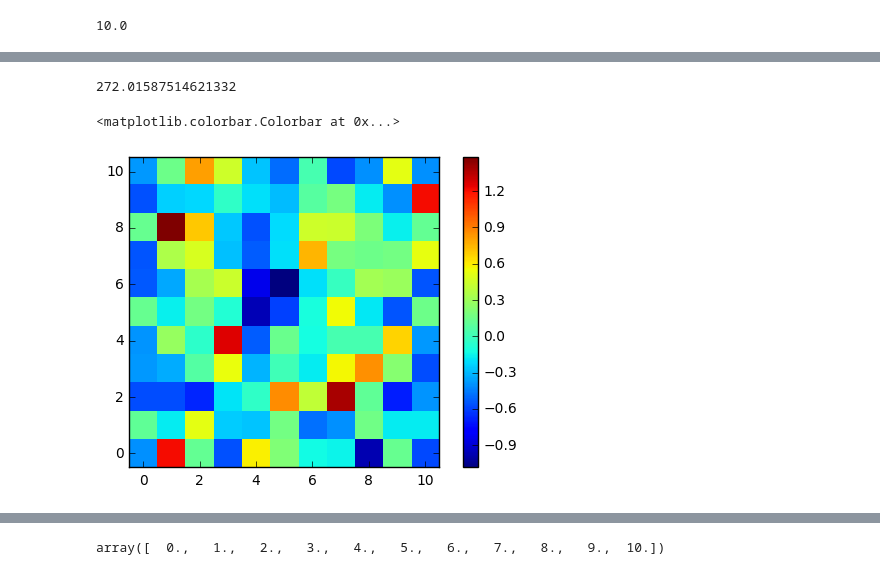
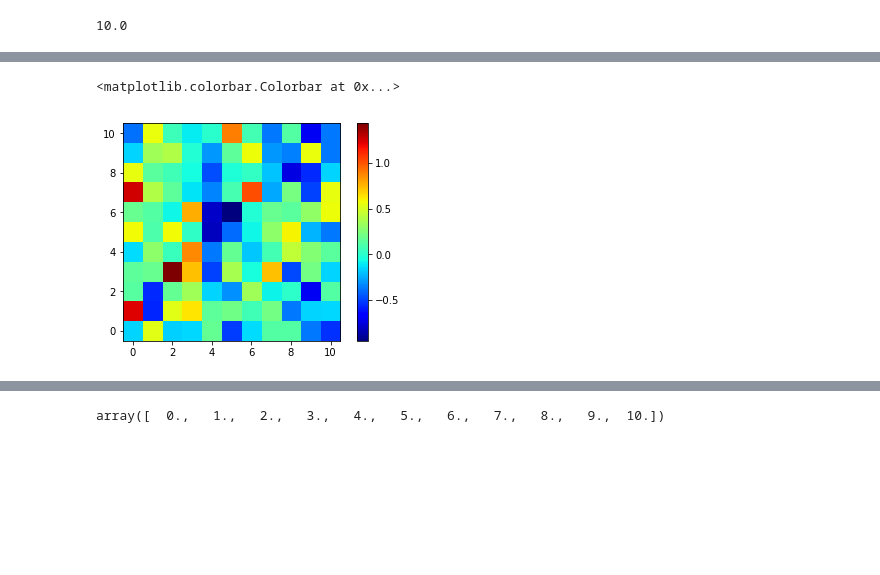
Before and after one commit to benmontet/nutella, a Jupyter notebook: nutella_example.ipynb, the cells around one changed output, grey strips where cells are left out. Cells and saved outputs as stored; diff of their text form; code cells hidden in the pictures; blank space fills up the shorter version.

```diff
--- a/nutella_example.ipynb
+++ b/nutella_example.ipynb
@@ -242,11 +203,9 @@ class lnlikelihood:
     def __init__(self, data):
         self.data = data
 
-    def evaluate(self, p, template):
+    def evaluate(self, p, template_s, template_d):
         f, dy, dx = p
-        r = model(f, dy, dx, template) - self.data
+        r = model(f, dy, dx, template_s) + model(1, 0, 0, template_d) - self.data
         return np.sum(r * r)
 # %%
 from scipy.optimize import minimize
-# %%
-logL = lnlikelihood(data=tpf[0])
@@ -253,2 +214,8 @@ logL = lnlikelihood(data=tpf[0])
 # %%
-result = minimize(logL.evaluate, x0=(np.log(1e4), 0, 0), args=(norm_super_tpf), method='Powell')
+results = []
+lnlike = []
+for i in tqdm(range(1000)):
+    logL = lnlikelihood(data=tpf[i])
+    sol = minimize(logL.evaluate, x0=(np.log(1e4), 0, 0), args=(norm_super_tpf, detector), method='Powell')
+    results.append(sol.x)
+    lnlike.append(sol.fun)
@@ -269,0 +222,2 @@ f_n, yc_n, xc_n = result.x
+# %%
+results = np.array(results)
@@ -286,13 +248,10 @@ plt.colorbar()
-# %%
-np.sum(tpf[0])
-# %% [output]
-272.01587514621332
 # %%
-plt.imshow(model_ - tpf[0], origin='lower', interpolation='nearest')
+model_ = model(*results[0], norm_super_tpf)
+plt.imshow(model_ - tpf[0], origin='lower', interpolation='nearest', cmap='jet')
 plt.colorbar()
 # %% [output]
 <matplotlib.colorbar.Colorbar at 0x...>
-[figure, old version]
+[figure, new version]
 # %%
 plt.imshow(np.exp(model_), interpolation='nearest')
 # %% [output]
```
Also changed, not shown: parts of 101 cells of this notebook, 1 other file.
